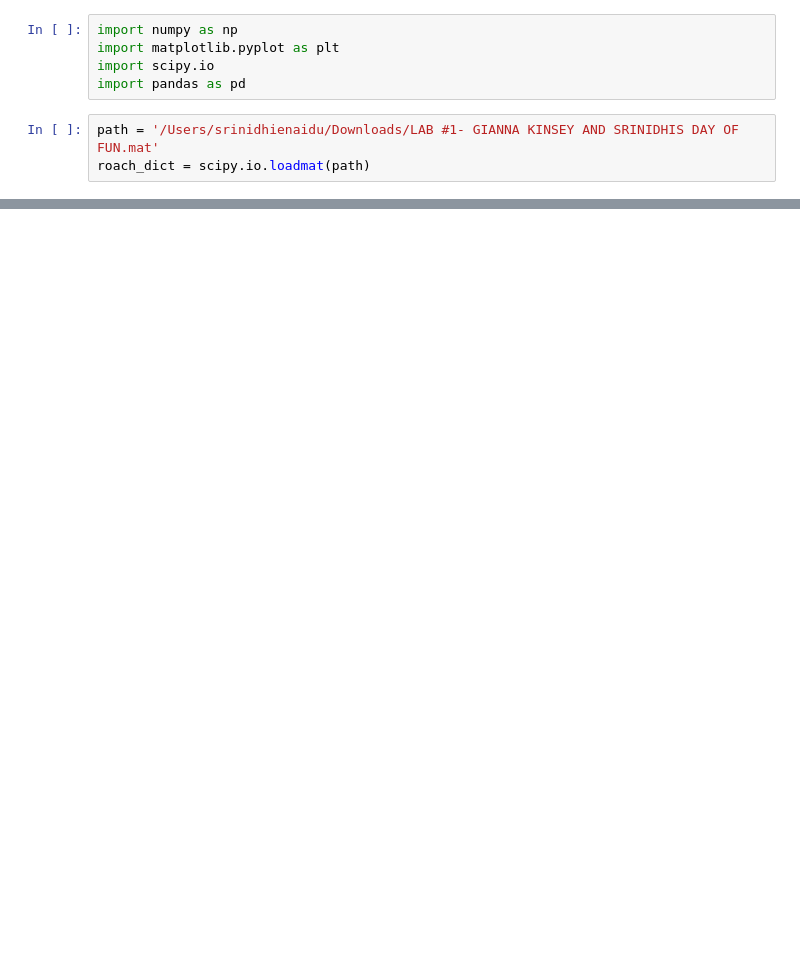
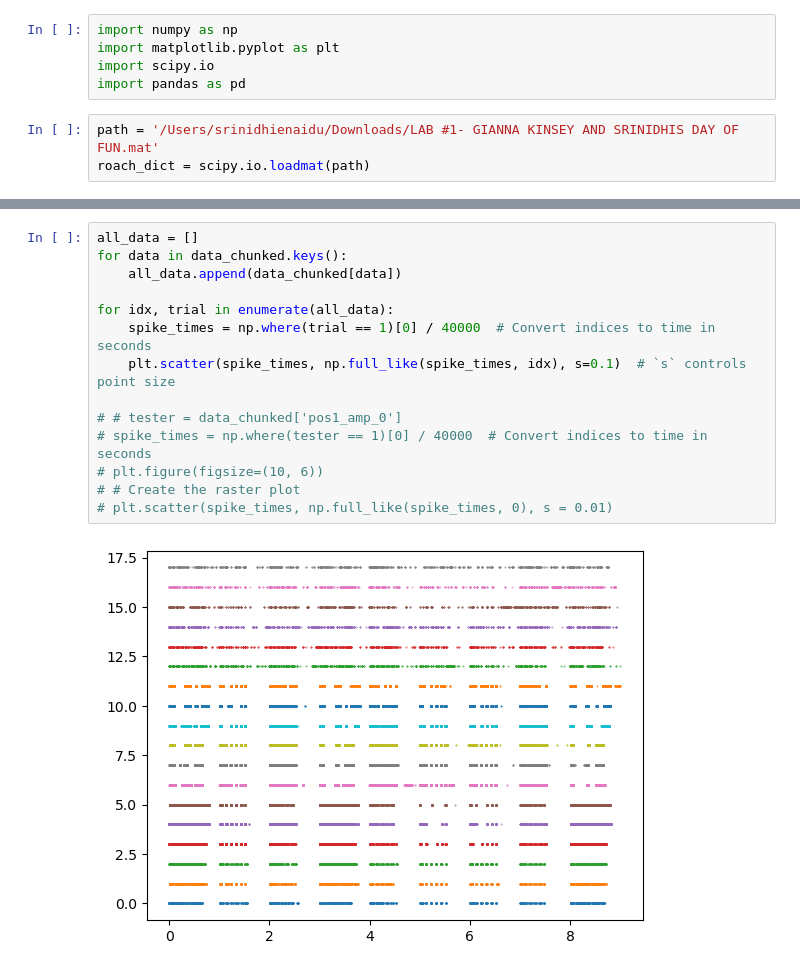
Before and after one commit to srinidhienaidu/AMATH422, a Jupyter notebook: NEURO 302/302_Lab_1_Figures.ipynb, the cells around one changed output, grey strips where cells are left out. Saved outputs shown, nothing was run; the diff lists cells and outputs as text; blank space fills up the shorter version.

```diff
--- a/NEURO 302/302_Lab_1_Figures.ipynb
+++ b/NEURO 302/302_Lab_1_Figures.ipynb
@@ -54,0 +150,16 @@ trial = 1 # 1-3 for amp, 4-6 for vel
+# %%
+all_data = []
+for data in data_chunked.keys():
+    all_data.append(data_chunked[data])
+
+for idx, trial in enumerate(all_data):
+    spike_times = np.where(trial == 1)[0] / 40000  # Convert indices to time in seconds
+    plt.scatter(spike_times, np.full_like(spike_times, idx), s=0.1)  # `s` controls point size
+
+# # tester = data_chunked['pos1_amp_0']
+# spike_times = np.where(tester == 1)[0] / 40000  # Convert indices to time in seconds
+# plt.figure(figsize=(10, 6))
+# # Create the raster plot
+# plt.scatter(spike_times, np.full_like(spike_times, 0), s = 0.01)
+# %% [output]
+[figure, added]
```
Also changed, not shown: parts of 14 cells of this notebook, 18 other files.
